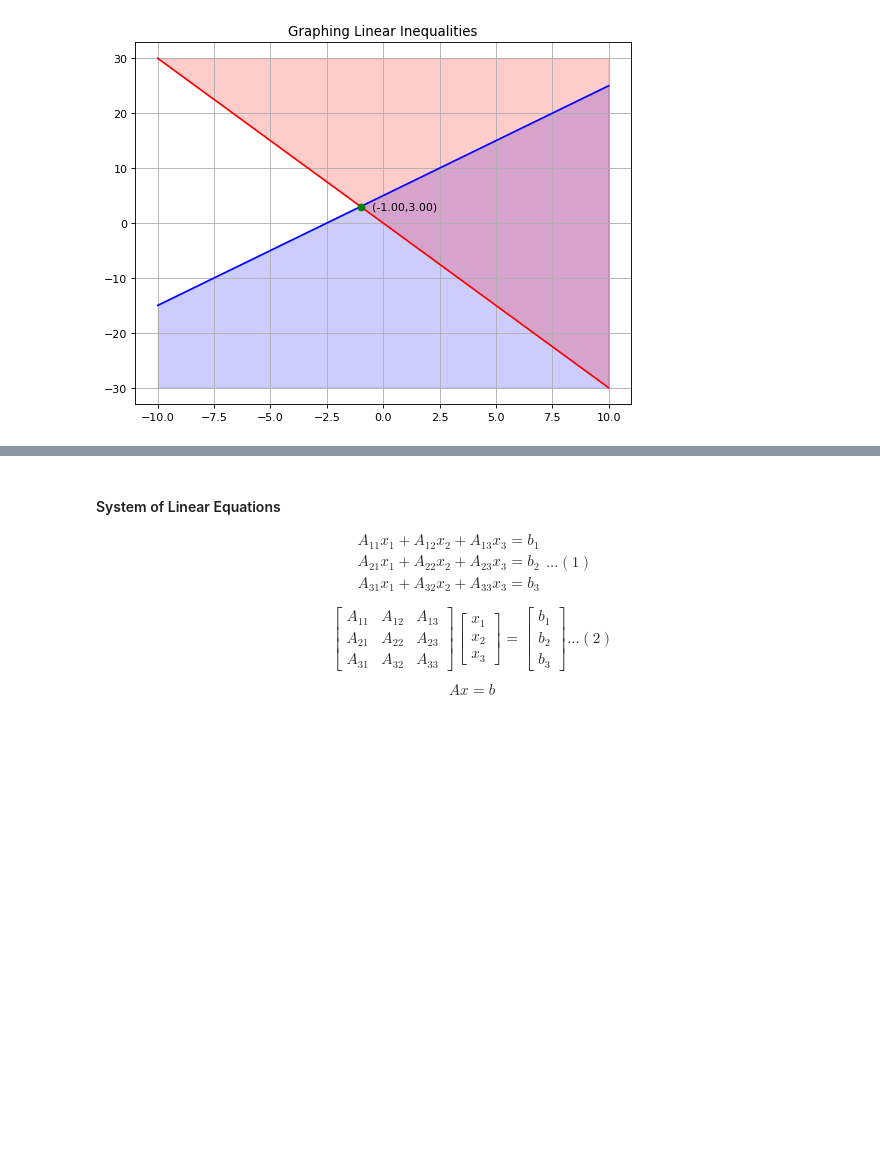
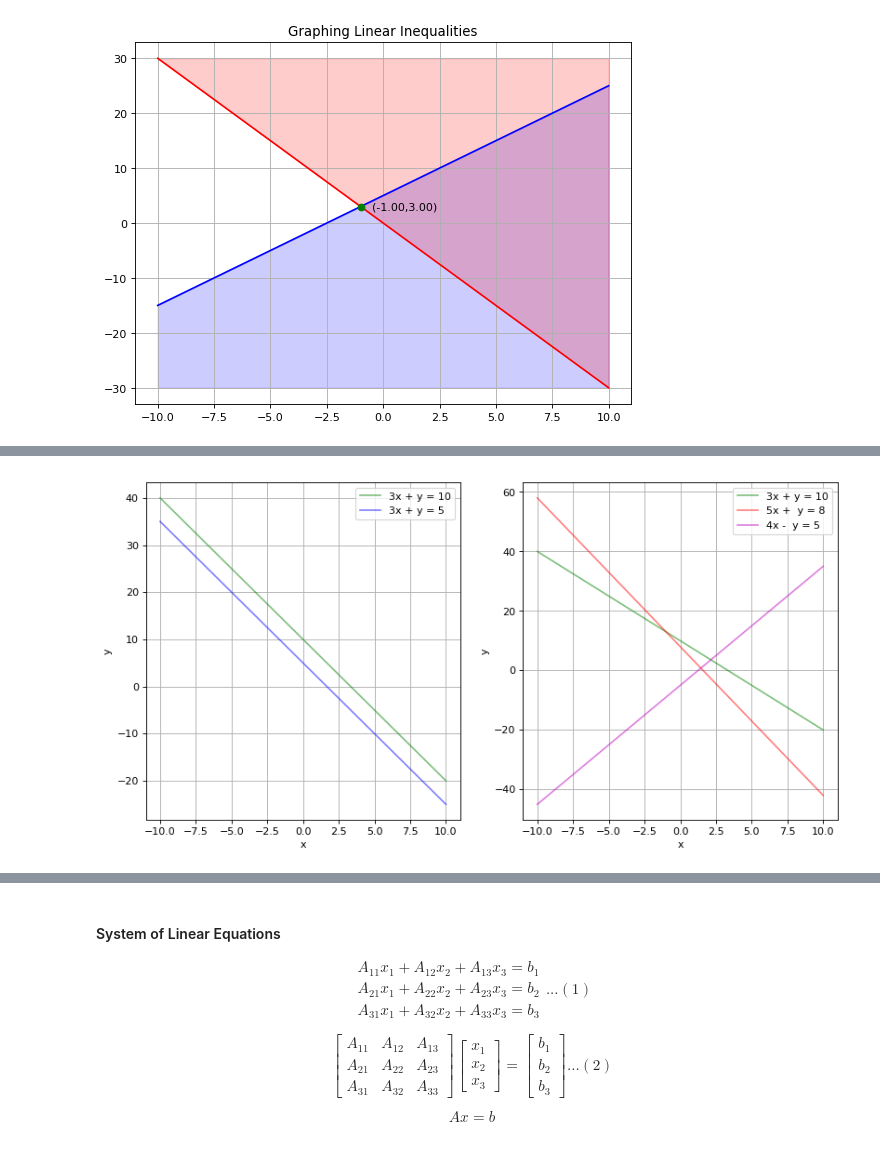
Before and after one commit to apextw/math, a Jupyter notebook: Algebra 1.ipynb, the cells around one changed output, grey strips where cells are left out. Saved outputs shown, nothing was run; the diff lists cells and outputs as text; code cells hidden in the pictures; blank space fills up the shorter version.

```diff
--- a/Algebra 1.ipynb
+++ b/Algebra 1.ipynb
@@ -937,0 +1075,35 @@ plt.show()
+# %%
+################################################################################
+# Inconsistence system
+# Author: stevenlee, tw.steven@gmail.com
+################################################################################
+import matplotlib.pyplot as plt
+import numpy as np
+x = np.linspace(start=-10, stop=10, num=21)
+y1 = 10.0 - 3.0*x
+y2 = 5.0 - 3.0*x
+y3 = 8.0 - 5.0*x
+y4 = -5.0 + 4.0*x
+
+# Plot the realtionship
+plt.figure(figsize=(12, 6), dpi=80)
+plt.subplot(1,2,1)
+plt.plot(x, y1,'g',alpha=0.5,label='3x + y = 10')
+plt.plot(x, y2,'b',alpha=0.5,label='3x + y = 5')
+plt.xlabel('x')
+plt.ylabel('y')
+plt.legend()
+plt.grid(True)
+
+plt.subplot(1,2,2)
+plt.plot(x, y1,'g',alpha=0.5,label='3x + y = 10')
+plt.plot(x, y3,'r',alpha=0.5,label='5x +  y = 8')
+plt.plot(x, y4,'m',alpha=0.5,label='4x -  y = 5')
+plt.xlabel('x')
+plt.ylabel('y')
+plt.legend()
+plt.grid(True)
+
+plt.show()
+# %% [output]
+[figure, added]
```
Also changed, not shown: parts of 25 cells of this notebook.
